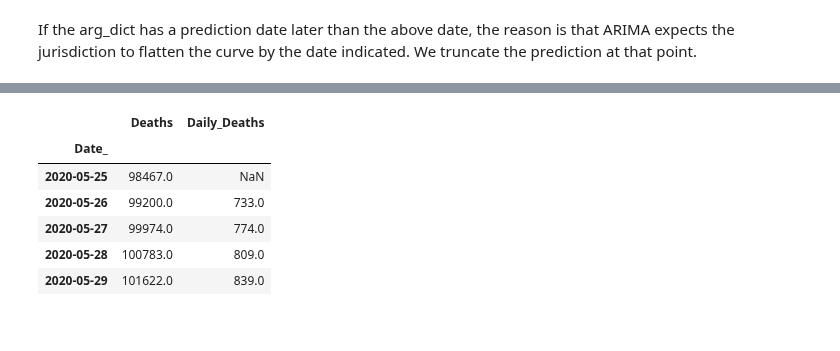
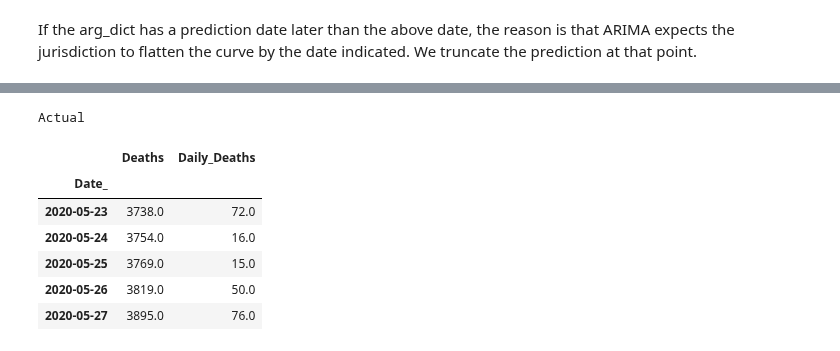
Before and after one commit to LindsayMoir/arima, a Jupyter notebook: arima_driver.ipynb, the cells around one changed output, grey strips where cells are left out. Saved outputs shown, nothing was run; the diff lists cells and outputs as text; code cells hidden in the pictures.

```diff
--- a/arima_driver.ipynb
+++ b/arima_driver.ipynb
@@ -127,5 +127,2 @@ The USA prediction is for 324,382 cumulative Deaths to occur by 2020-12-31 00:00
 # %% [markdown]
 If the arg_dict has a prediction date later than the above date, the reason is that ARIMA expects the jurisdiction to flatten the curve by the date indicated. We truncate the prediction at that point.
-# %%
-df['Daily_Deaths'] = df['Deaths'] - df['Deaths'].shift()
-df.tail()
@@ -140,11 +129,14 @@ df.tail()
-# %%
-forecast_df['Daily_Deaths'] = forecast_df['Deaths'] - forecast_df['Deaths'].shift()
-forecast_df.head()
-# %% [output]
-|  | Deaths | Daily_Deaths |
-| Date_ |  |  |
-| 2020-05-25 | 98467.0 | NaN |
-| 2020-05-26 | 99200.0 | 733.0 |
-| 2020-05-27 | 99974.0 | 774.0 |
-| 2020-05-28 | 100783.0 | 809.0 |
-| 2020-05-29 | 101622.0 | 839.0 |
+# %%
+new_col = "Daily_" + arg_dict['dependent_variable']
+df[new_col] = df[arg_dict['dependent_variable']] - df[arg_dict['dependent_variable']].shift()
+print('Actual')
+df.tail()
+# %% [output]
+Actual
+|  | Deaths | Daily_Deaths |
+| Date_ |  |  |
+| 2020-05-23 | 3738.0 | 72.0 |
+| 2020-05-24 | 3754.0 | 16.0 |
+| 2020-05-25 | 3769.0 | 15.0 |
+| 2020-05-26 | 3819.0 | 50.0 |
+| 2020-05-27 | 3895.0 | 76.0 |
```
Also changed, not shown: parts of 6 cells of this notebook, 19 other files.
